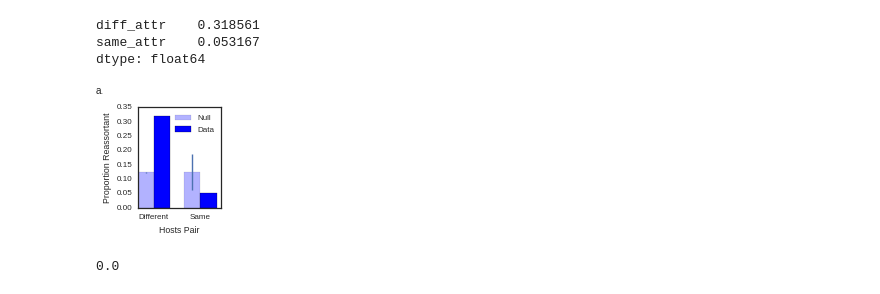
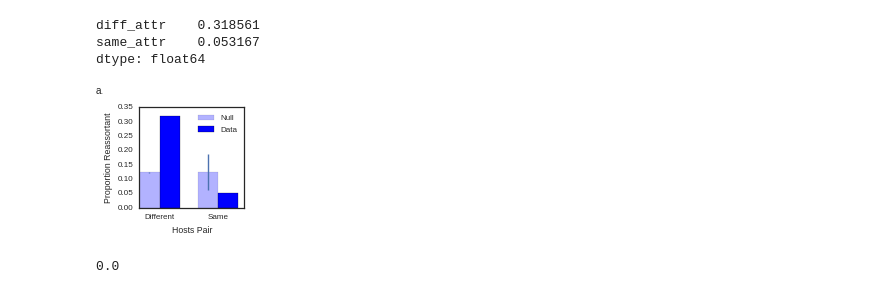
Before and after one commit to ericmjl/influenza-global-reassortment, a Jupyter notebook: Make Figure - Proportion Reassortant.ipynb, the cells around one changed output. Drawn from its saved outputs; the diff is of its cells as text; code cells hidden in the pictures.

Commit message:
updated size of ecological interface figure

```diff
--- a/Make Figure - Proportion Reassortant.ipynb
+++ b/Make Figure - Proportion Reassortant.ipynb
@@ -84,24 +84,24 @@ dtype: float64
 # %%
 seaborn.set_context("paper")
 seaborn.set_style('white')
 
-fig1 = plt.figure(figsize=(1.5,2))
+fig1 = plt.figure(figsize=(2,2))
 ax1 = fig1.add_subplot(1,1,1)
 ind = np.arange(2)
 width = 0.35
 
 ax1.bar(ind, null.mean(), width, color='blue', label='Null', alpha=0.3, yerr=null.std()*3)
 ax1.bar(ind+width, data_samediff.mean(), width, color='blue', label='Data')
 ax1.set_xticks(ind+width)
 ax1.set_xticklabels(['Different', 'Same'])
 ax1.set_xlabel('Hosts Pair')
 ax1.set_ylabel('Proportion Reassortant')
 ax1.legend()
 ax1.annotate('a.', ha='left', va='top', xy=(0,1), xycoords='figure fraction')
-plt.subplots_adjust(left=0.21, bottom=0.2, right=0.98)
+plt.subplots_adjust(left=0.25, bottom=0.2, right=0.98)
 plt.savefig('figures/Proportion Reassortant.pdf')
 # %% [output]
-[figure, old version]
+[figure, new version]
 # %%
 # Compute exact stats
 percentileofscore(a=null['same_attr'], score=data_samediff['same_attr'].values)
```
Also changed, not shown: 1 other file.
